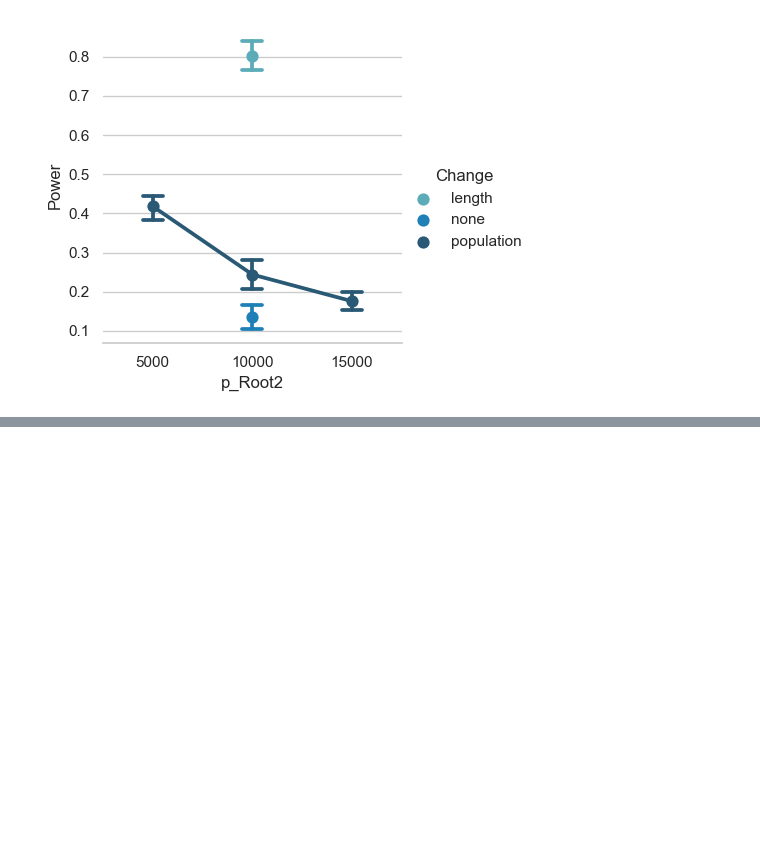
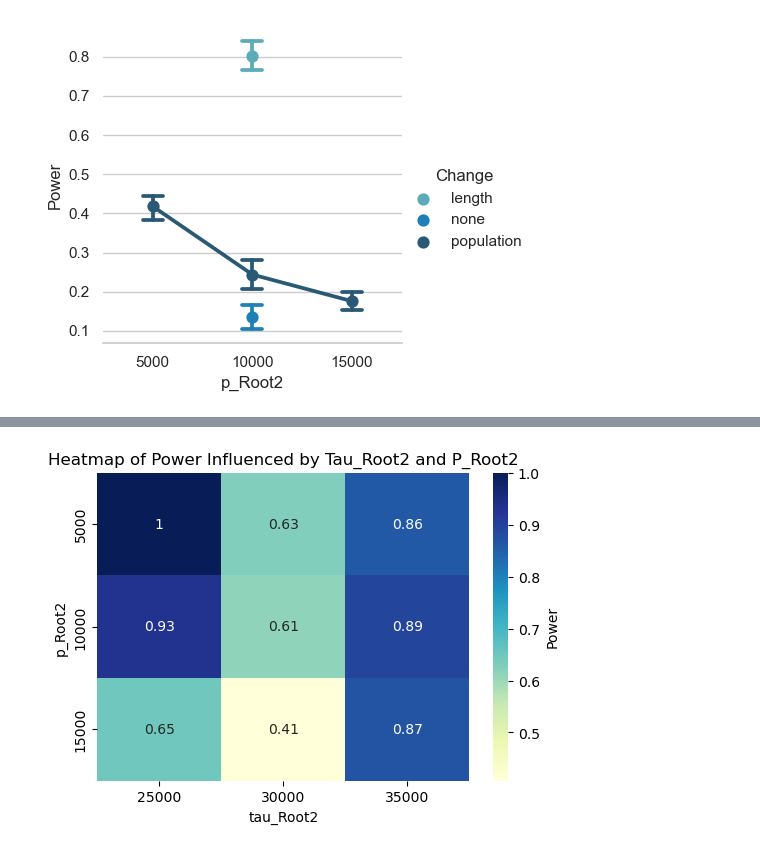
Before and after one commit to megan-owen/tree-hypothesis-testing, a Jupyter notebook: summer2024/HypothesisTestGraphs.ipynb, the cells around one changed output, grey strips where cells are left out. Cells and saved outputs as stored; diff of their text form; code cells hidden in the pictures; blank space fills up the shorter version.

```diff
--- a/summer2024/HypothesisTestGraphs.ipynb
+++ b/summer2024/HypothesisTestGraphs.ipynb
@@ -526,0 +190,16 @@ plt.show()
+# %%
+#From unfiltered data
+results_sorted = results.sort_values(by=["tau_Root2","p_Root2"])
+
+grouped_data = results_sorted.groupby(["tau_Root2", "p_Root2"], as_index=False)["Power"].mean()
+
+# Pivot the data to create a matrix for the heatmap
+heatmap_data = grouped_data.pivot(index= "p_Root2", columns="tau_Root2", values="Power")
+
+# Create the heatmap
+plt.figure(figsize=(6, 4))
+sns.heatmap(heatmap_data, annot=True, cmap='YlGnBu', cbar_kws={'label': 'Power'})
+plt.title('Figure H.3: Heatmap of Power Influenced by Tau_Root2 and P_Root2')
+plt.show()
+# %% [output]
+[figure, added]
```
Also changed, not shown: parts of 43 cells of this notebook.
